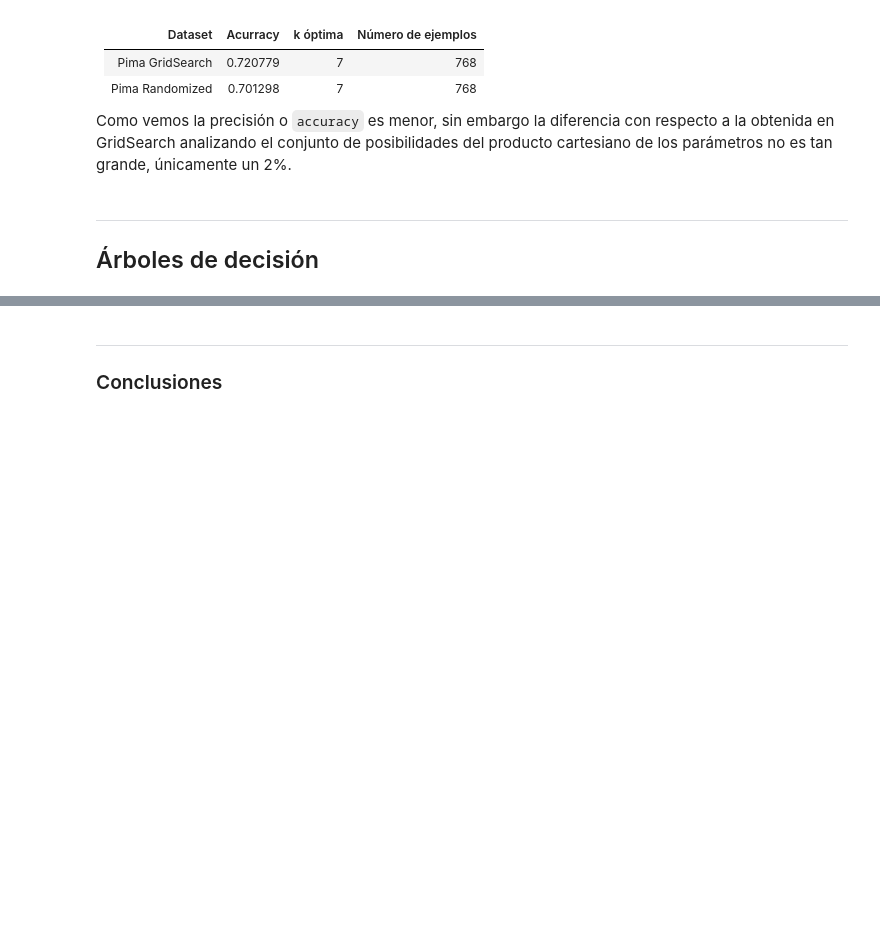
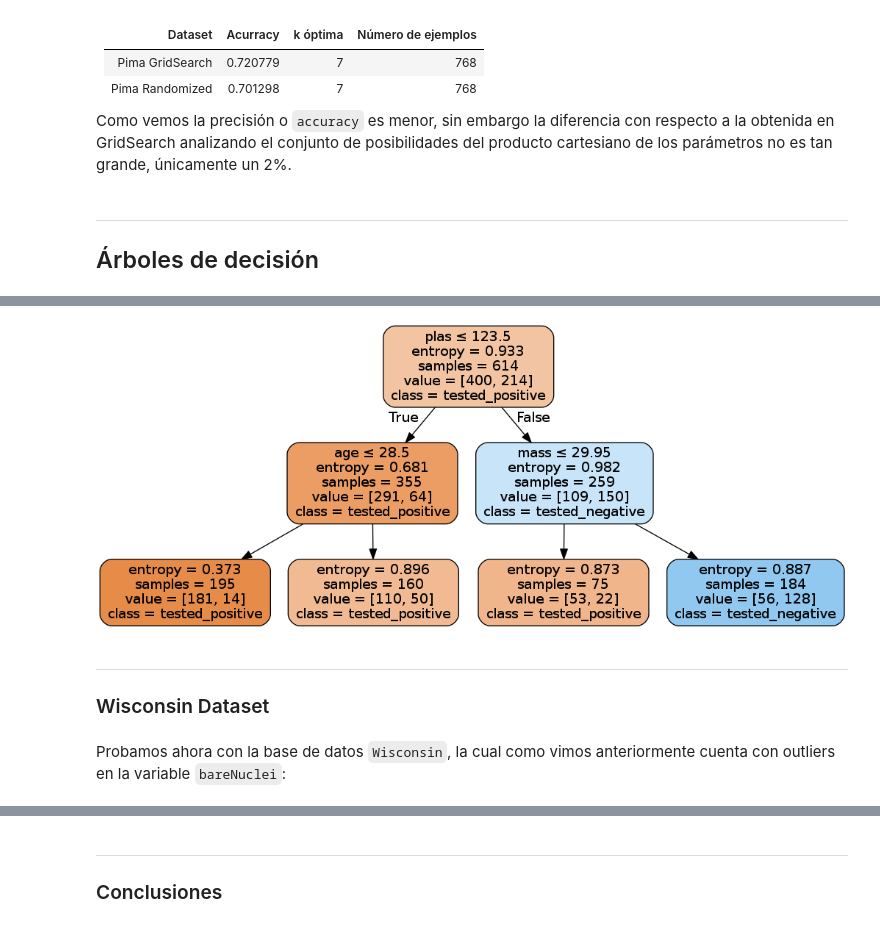
Before and after one commit to franm3e/Data-Mining, a Jupyter notebook: Práctica2-Clasificación_supervisada_en_scikit-learn.ipynb, the cells around one changed output, grey strips where cells are left out. Drawn from its saved outputs; the diff is of its cells as text; code cells hidden in the pictures; blank space fills up the shorter version.

```diff
--- a/Práctica2-Clasificación_supervisada_en_scikit-learn.ipynb
+++ b/Práctica2-Clasificación_supervisada_en_scikit-learn.ipynb
@@ -691,0 +694,2 @@ ValueError: Input contains NaN, infinity or a value too large for dtype('float32
+# %%
+bestPima, df, train_atts, train_label = ADgridSearchCV("pima")
@@ -691,0 +714,13 @@ ValueError: Input contains NaN, infinity or a value too large for dtype('float32
+# %%
+model = tree.DecisionTreeClassifier(criterion = list(bestPima)[0],
+                                    max_depth = list(bestPima)[1],
+                                   min_samples_split = list(bestPima)[2])
+classifier = model.fit(train_atts, train_label)
+imprimeArbol(classifier, df, "700")
+# %% [output]
+[figure, added]
+# %% [markdown]
+---
+### Wisconsin Dataset
+# %% [markdown]
+Probamos ahora con la base de datos `Wisconsin`, la cual como vimos anteriormente cuenta con outliers en la variable `bareNuclei`:
```
Also changed, not shown: parts of 38 cells of this notebook.
